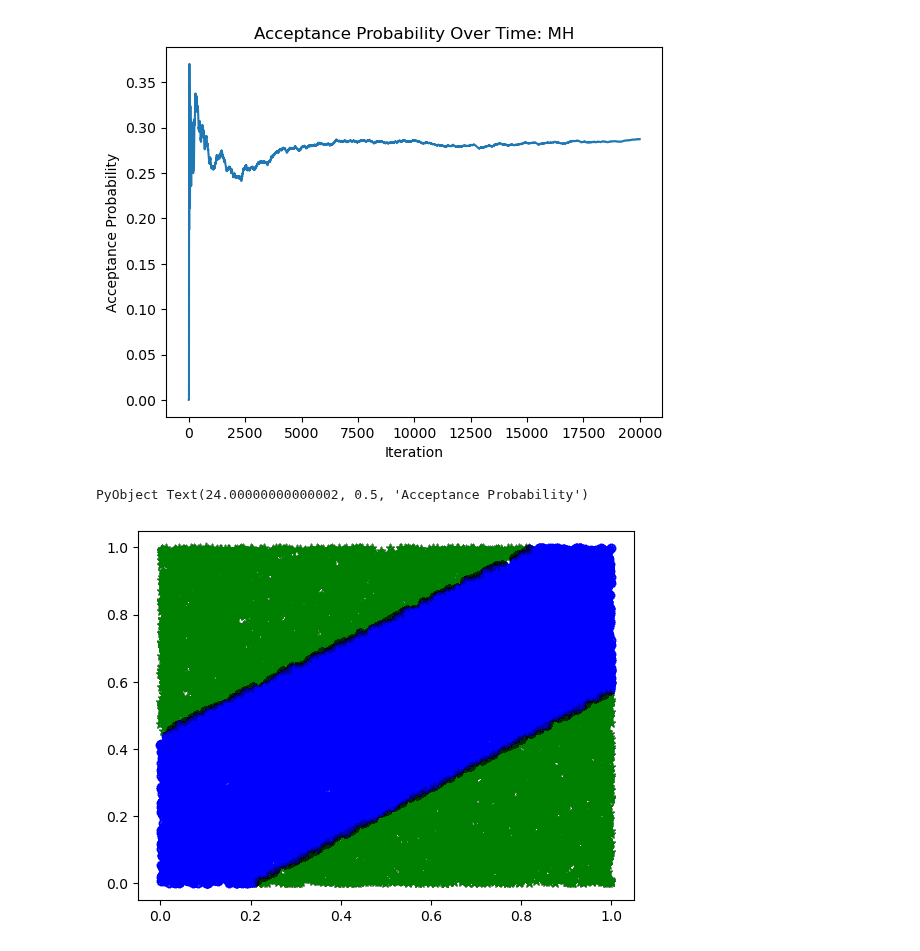
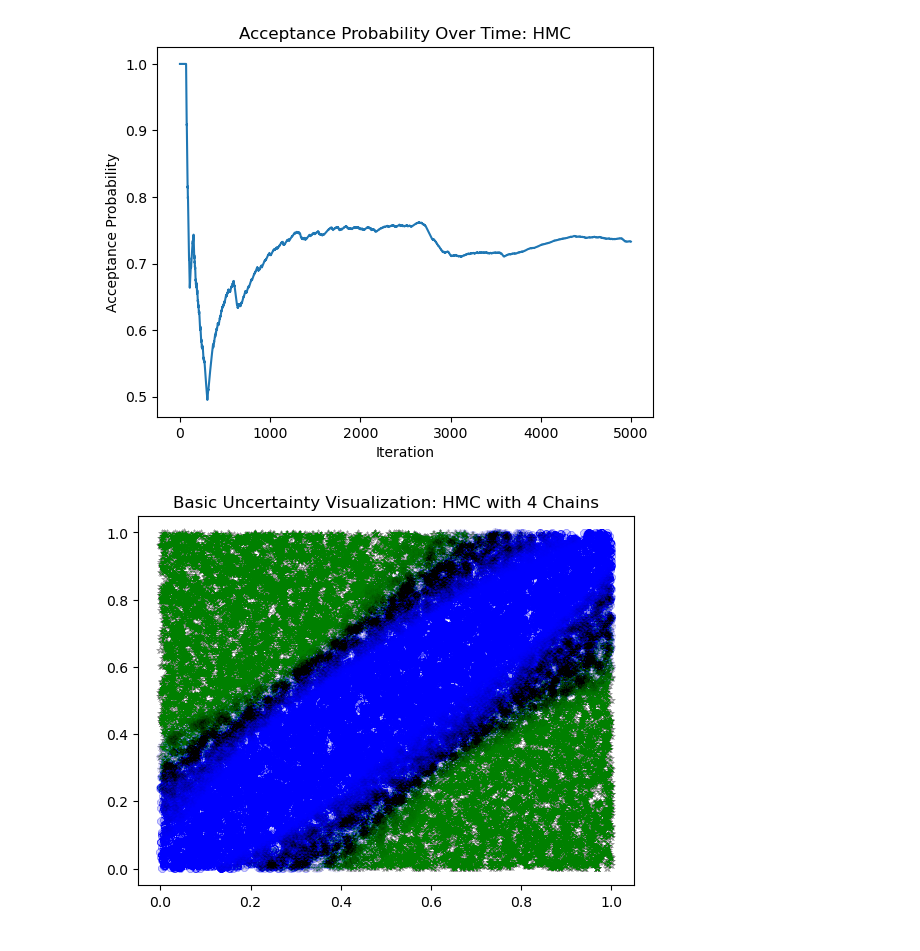
Before and after one commit to jberezow/RJMCMC, a Jupyter notebook: Thesis-BasicBNN.ipynb, the cells around one changed output. Cells and saved outputs as stored; diff of their text form; code cells hidden in the pictures.

Commit message:
More HMC tuning - Naive Multiple Chains

```diff
--- a/Thesis-BasicBNN.ipynb
+++ b/Thesis-BasicBNN.ipynb
@@ -8,8 +8,8 @@ using Flux
 using ForwardDiff;
 # %%
 #Hyperparameters
-n = 40
-N = 160
+n = 200
+N = 800
 σₐ = 0.002
 k_range = 12
 k_list = [i for i in 1:k_range];
@@ -185,7 +187,7 @@ best_pred_y = G(data,best_Θ,best_k)
 best_pred_labels = data_labeller(best_pred_y)
 best_acc = sum([best_trace[(:y,i)] == best_pred_labels[i] for i=1:length(classes)])/length(classes)
 
-for i in 1:100000
+for i in 1:10000
     (trace,) = generate(classifier, (data,), obs)
 
     #y = to_array(choice_gradients(trace,select(:Θ),nothing)[3], Float64)
@@ -370,7 +372,7 @@ function hmc_inference(starting_trace, iters)
     acc = []
     traces = []
     for i=1:iters
-        (trace, accepted) = hmc(trace, select(:Θ), L=10, eps=0.18, check=false, observations=obs)
+        (trace, accepted) = hmc(trace, select(:Θ), L=10, eps=0.12, check=false, observations=obs)
         push!(traces, trace)
         push!(acc, accepted)
         if i%500 == 0
@@ -380,5 +382,8 @@ function hmc_inference(starting_trace, iters)
     return traces, acc
 end
 
-hmc_traces, accepted = hmc_inference(best_trace,20000);
+hmc_traces_master, accepted = hmc_inference(best_trace,5000)
+#hmc_traces2, accepted2 = hmc_inference(best_trace,5000)
+#hmc_traces3, accepted3 = hmc_inference(best_trace,5000)
+#hmc_traces4, accepted4 = hmc_inference(best_trace,5000);
 # %% [output]
@@ -413,34 +412,32 @@ plt.legend();
 #Acceptance Probability Over Time
 acc = [sum(accepted[1:i])/i for i in 1:length(accepted)]
 plot(acc)
-plt.title("Acceptance Probability Over Time: MH")
+plt.title("Acceptance Probability Over Time: HMC")
 plt.xlabel("Iteration")
-plt.ylabel("Acceptance Probability")
+plt.ylabel("Acceptance Probability");
 # %% [output]
-[figure, old version]
+[figure, new version]
-PyObject Text(24.00000000000002, 0.5, 'Acceptance Probability')
 # %%
-thetas = [trace[:Θ] for trace in hmc_traces]
+thetas = [trace[:Θ] for trace in hmc_traces_master]
 x_grid = zeros((20000,2));
 for i=1:20000
     x_grid[i,:] = rand(1,2)
 end
 x_grid2 = transpose(x_grid)
-grid_preds = G(x_grid2,thetas[1900],2)
-grid_labels = data_labeller(grid_preds)
-plot_data(x_grid,grid_labels,0.01)
+#grid_preds = G(x_grid2,thetas[1900],2)
+#grid_labels = data_labeller(grid_preds)
+#plot_data(x_grid,grid_labels,0.01)
 
-i =
-for i=1:100
-    index = rand(2000:20000)
-    grid_preds = G(x_grid2,thetas[1900],2)
+samples = 50
+alpha = 0.002
+for i=1:samples
+    index = rand(1000:5000)
+    grid_preds = G(x_grid2,thetas[index],2)
     grid_labels = data_labeller(grid_preds)
-    plot_data(x_grid,grid_labels,0.01)
+    plot_data(x_grid,grid_labels,alpha)
 end
-#print(best_trace[:Θ])
-#trace = hmc_traces[1000]
 
-#y = to_array(choice_gradients(best_trace,select(:Θ),nothing)[3], Float64)
-#[isnan(i) for i in y]
+
+plt.title("Basic Uncertainty Visualization: HMC with 4 Chains");
 # %% [output]
-[figure, old version]
+[figure, new version]
```
Also changed, not shown: parts of 6 cells of this notebook.
